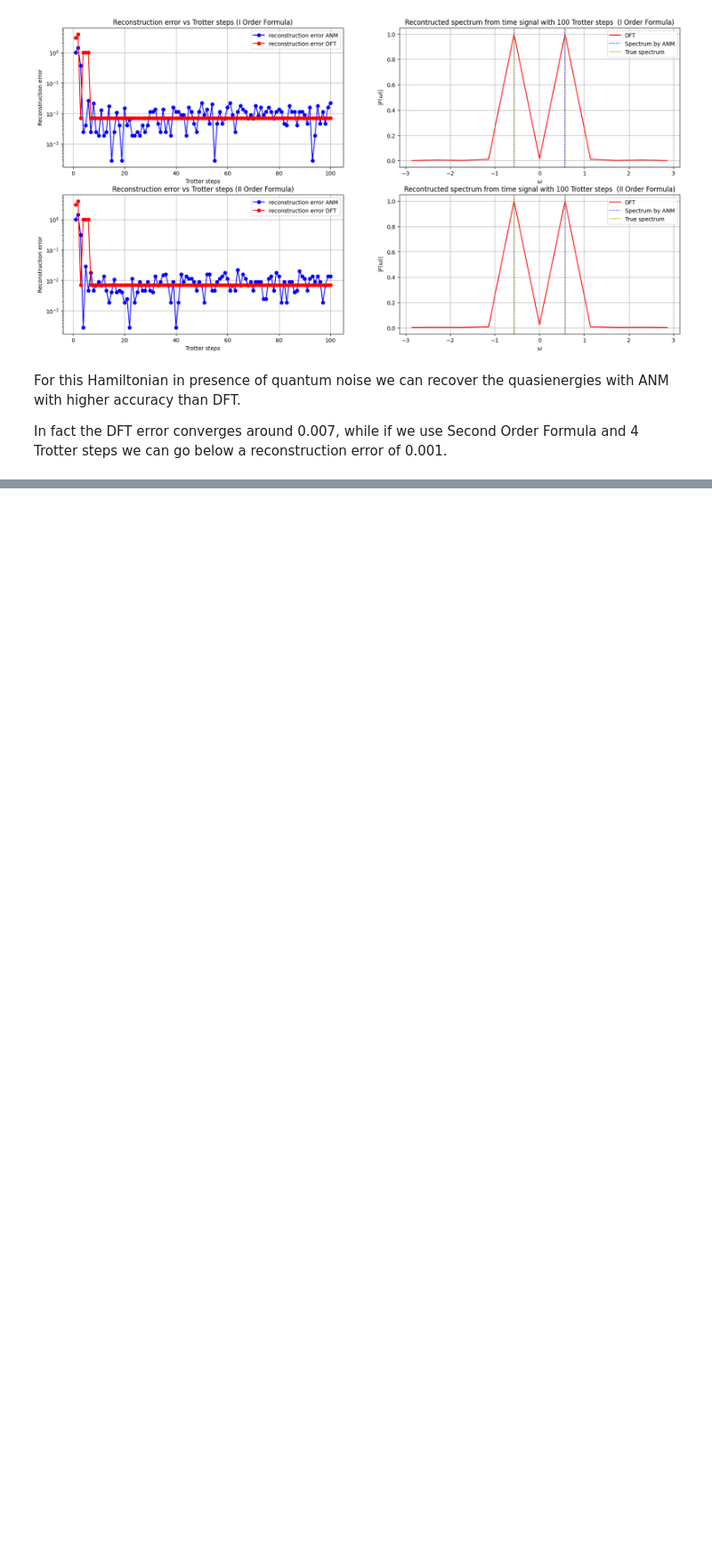
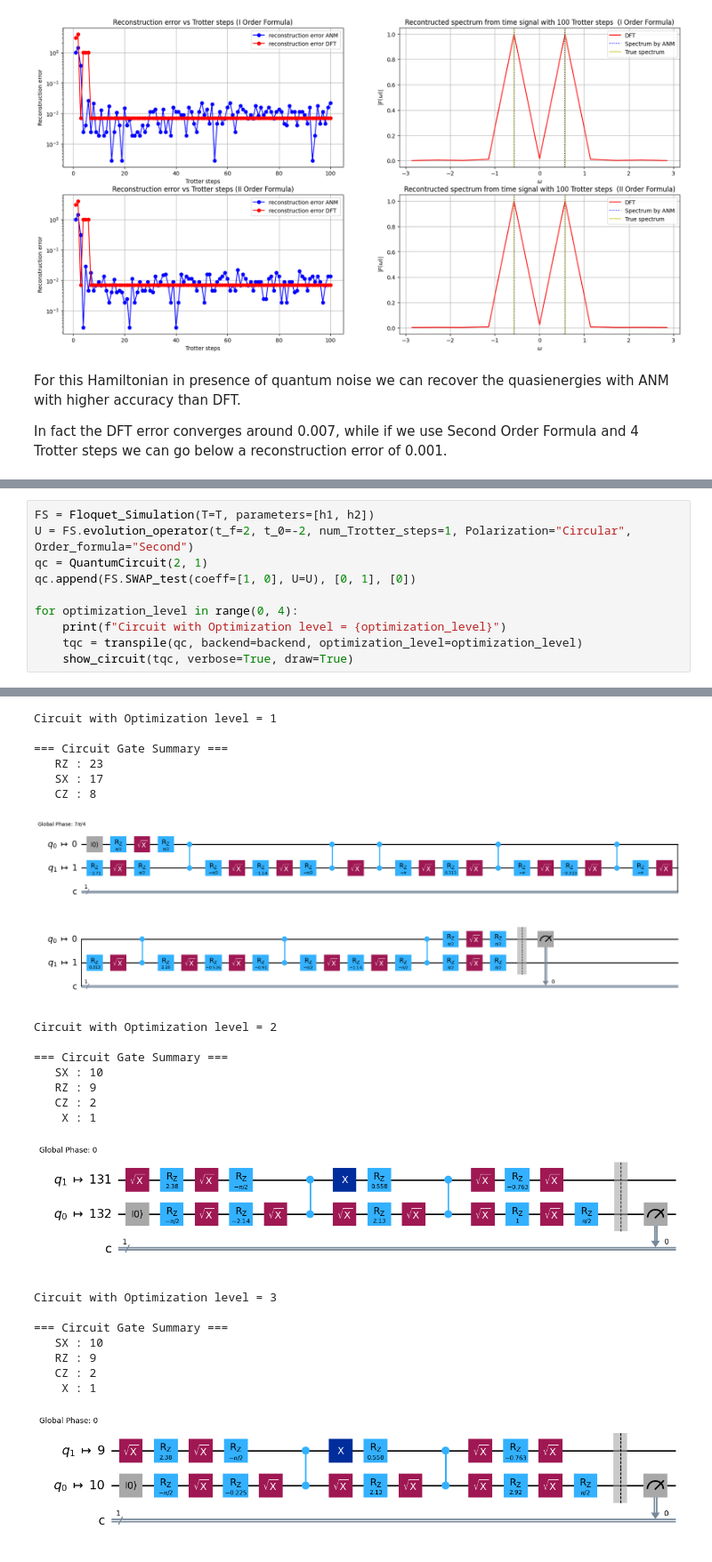
Before and after one commit to DuarteMagano/SuperResolution, a Jupyter notebook: report.ipynb, the cells around one changed output, grey strips where cells are left out. Shown at 89% size. Drawn from its saved outputs; the diff is of its cells as text; blank space fills up the shorter version.

```diff
--- a/report.ipynb
+++ b/report.ipynb
@@ -987,0 +1019,11 @@ In fact the DFT error converges around 0.007, while if we use Second Order Formu
+# %%
+FS = Floquet_Simulation(T=T, parameters=[h1, h2])
+U = FS.evolution_operator(t_f=2, t_0=-2, num_Trotter_steps=1, Polarization="Circular", Order_formula="Second")
+qc = QuantumCircuit(2, 1)
+qc.append(FS.SWAP_test(coeff=[1, 0], U=U), [0, 1], [0])
+
+for optimization_level in range(0, 4):
+    print(f"Circuit with Optimization level = {optimization_level}")
+    tqc = transpile(qc, backend=backend, optimization_level=optimization_level)
+    show_circuit(tqc, verbose=True, draw=True)
+# %% [output]
@@ -987,0 +1037,23 @@ In fact the DFT error converges around 0.007, while if we use Second Order Formu
+Circuit with Optimization level = 1
+
+=== Circuit Gate Summary ===
+   RZ : 23
+   SX : 17
+   CZ : 8
+[figure, added]
+Circuit with Optimization level = 2
+
+=== Circuit Gate Summary ===
+   SX : 10
+   RZ : 9
+   CZ : 2
+    X : 1
+[figure, added]
+Circuit with Optimization level = 3
+
+=== Circuit Gate Summary ===
+   SX : 10
+   RZ : 9
+   CZ : 2
+    X : 1
+[figure, added]
```
Also changed, not shown: parts of 14 cells of this notebook, 1 other file.
